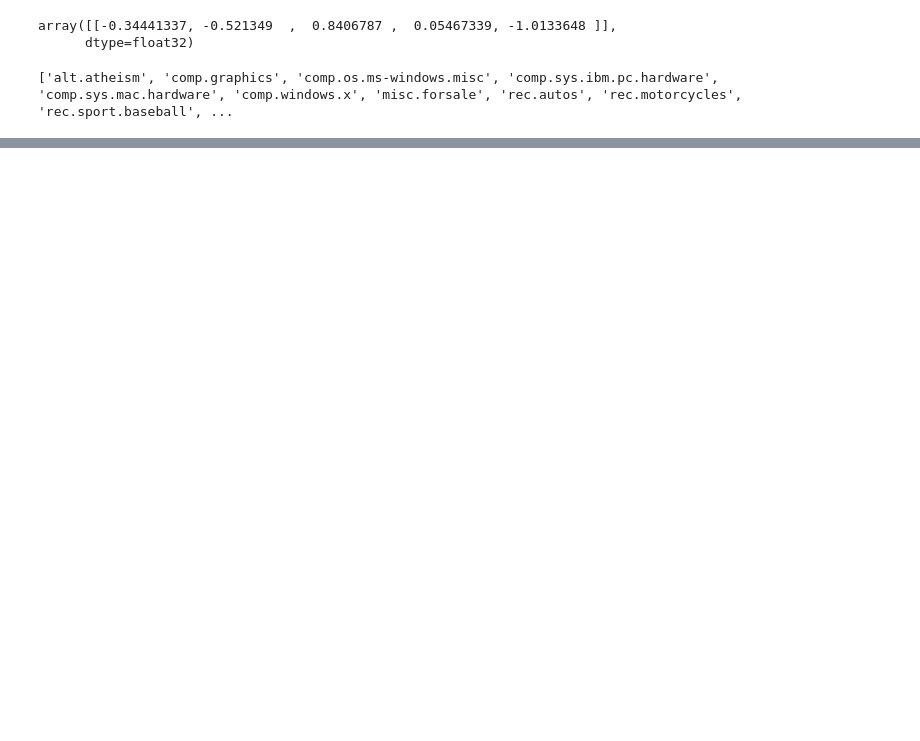
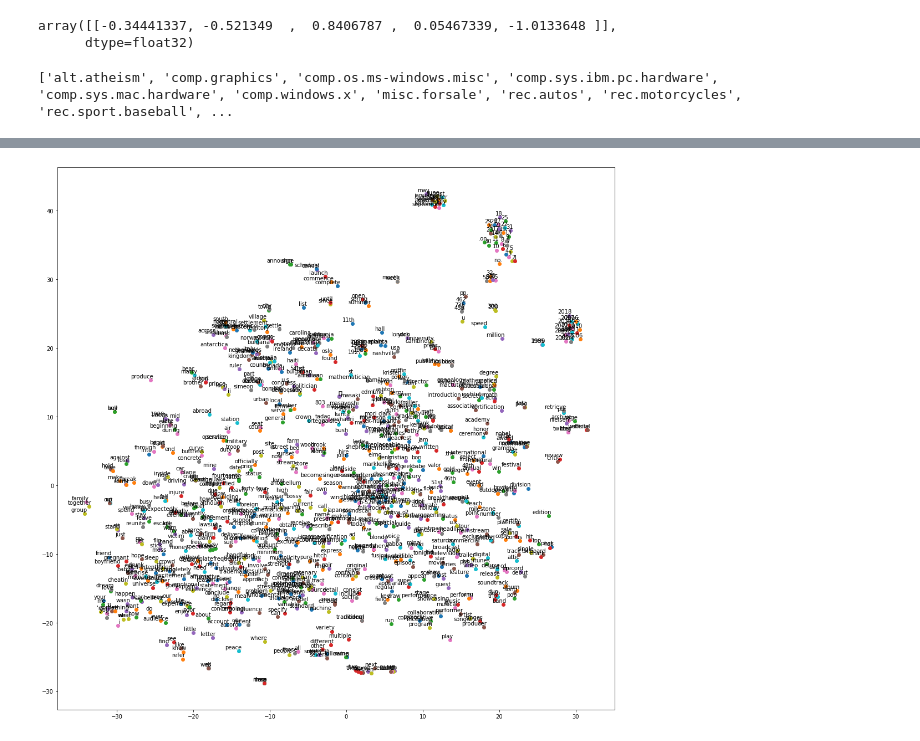
Before and after one commit to horeqade/skip-gram-neg-pytorch, a Jupyter notebook: NegSkipGram.ipynb, the cells around one changed output, grey strips where cells are left out. Saved outputs shown, nothing was run; the diff lists cells and outputs as text; code cells hidden in the pictures; blank space fills up the shorter version.

```diff
--- a/NegSkipGram.ipynb
+++ b/NegSkipGram.ipynb
@@ -364,0 +391,10 @@ a = plot_with_labels(low_dim_vectors, labels_to_draw)
+# %%
+doc_block = []
+count = 0
+for line in z.readlines():
+    if count >= 50000:
+        break
+    lemmas = json.loads(line)['filtered_lemmas']
+    for lemma_block in lemmas:
+        doc_block.append(lemma_block)
+    count += 1
@@ -364,0 +423,4 @@ a = plot_with_labels(low_dim_vectors, labels_to_draw)
+# %%
+w2v = word_embedd(100)
+w2v.fit(doc_block, epochs=20, neg_num=5, batch_size=100000, freq=1, lr=0.001)
+w2v.save_model()
@@ -364,0 +463,24 @@ a = plot_with_labels(low_dim_vectors, labels_to_draw)
+# %%
+#Data for t-sne visualization
+
+labels = []
+embeddings = []
+data_to_tsne = [item for sublist in doc_block[:25] for item in sublist]
+
+for x in list(set(data_to_tsne)):
+    try:
+        embeddings.append(w2v.get_emb(x))
+        labels.append(x)
+    except ValueError:
+        continue
+embeddings = np.array(embeddings).squeeze()
+# %%
+low_dim_vectors_pca = sklearn.decomposition.PCA(20).fit_transform(embeddings)
+low_dim_vectors = embeddings_2d(low_dim_vectors_pca)
+#low_dim_vectors = embeddings_2d(embeddings)
+# %%
+num_words_to_draw = len(labels)
+labels_to_draw = [labels[i] for i in range(num_words_to_draw)]
+a = plot_with_labels(low_dim_vectors, labels_to_draw)
+# %% [output]
+[figure, added]
```
Also changed, not shown: parts of 17 cells of this notebook.
